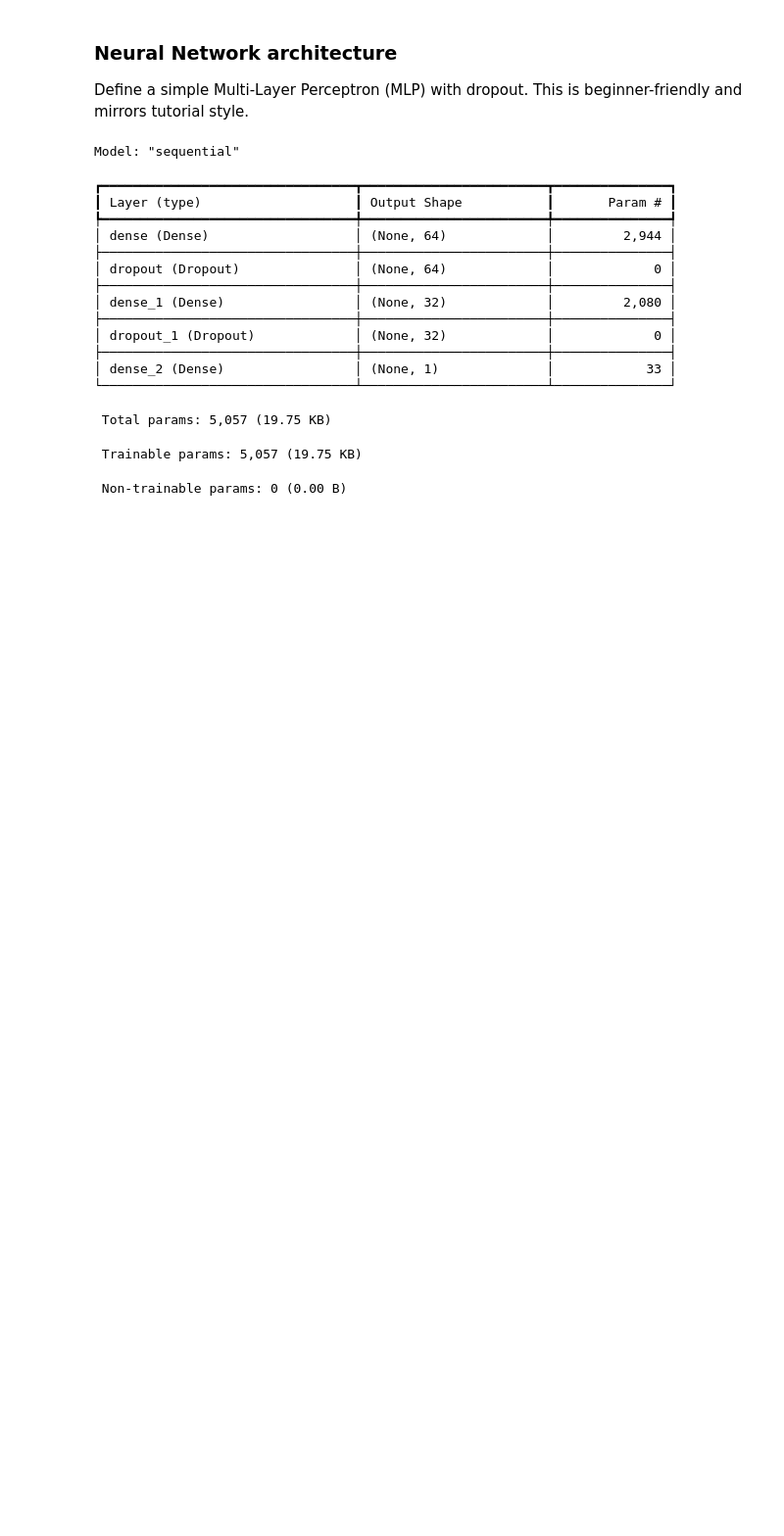
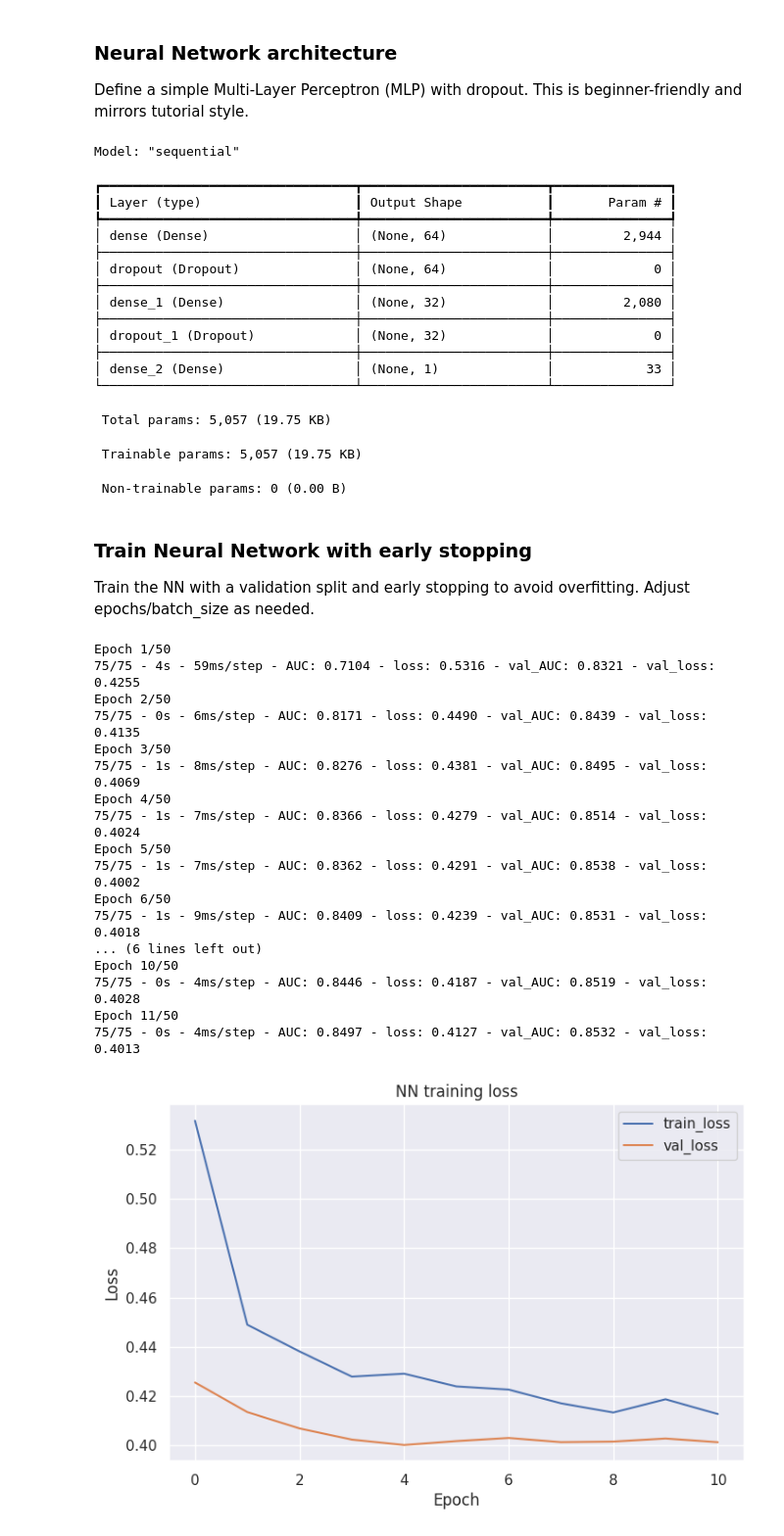
Before and after one commit to Thush099/CM2604-Churn-Classifier, a Jupyter notebook: CM2604_Telco_Churn_Project.ipynb, the cells around one changed output. Shown: that part at 98% size. Saved outputs shown, nothing was run; the diff lists cells and outputs as text; code cells hidden in the pictures; blank space fills up the shorter version.

Commit message:
trained neural network with early stopping

```diff
--- a/CM2604_Telco_Churn_Project.ipynb
+++ b/CM2604_Telco_Churn_Project.ipynb
@@ -422,3 +422,46 @@ Model: "sequential"
  Total params: 5,057 (19.75 KB)
  Trainable params: 5,057 (19.75 KB)
  Non-trainable params: 0 (0.00 B)
+# %% [markdown]
+### Train Neural Network with early stopping
+Train the NN with a validation split and early stopping to avoid overfitting. Adjust epochs/batch_size as needed.
+# %%
+# Train NN with EarlyStopping
+from tensorflow.keras.callbacks import EarlyStopping
+
+early_stop = EarlyStopping(monitor='val_loss', patience=6, restore_best_weights=True)
+
+history = nn_model.fit(
+    X_train_proc, y_train.values,
+    validation_split=0.15,
+    epochs=50,
+    batch_size=64,
+    callbacks=[early_stop],
+    verbose=2
+)
+
+# Plot training curves (loss)
+import matplotlib.pyplot as plt
+plt.plot(history.history['loss'], label='train_loss')
+plt.plot(history.history['val_loss'], label='val_loss')
+plt.xlabel('Epoch'); plt.ylabel('Loss'); plt.title('NN training loss'); plt.legend()
+plt.show()
+# %% [output]
+Epoch 1/50
+75/75 - 4s - 59ms/step - AUC: 0.7104 - loss: 0.5316 - val_AUC: 0.8321 - val_loss: 0.4255
+Epoch 2/50
+75/75 - 0s - 6ms/step - AUC: 0.8171 - loss: 0.4490 - val_AUC: 0.8439 - val_loss: 0.4135
+Epoch 3/50
+75/75 - 1s - 8ms/step - AUC: 0.8276 - loss: 0.4381 - val_AUC: 0.8495 - val_loss: 0.4069
+Epoch 4/50
+75/75 - 1s - 7ms/step - AUC: 0.8366 - loss: 0.4279 - val_AUC: 0.8514 - val_loss: 0.4024
+Epoch 5/50
+75/75 - 1s - 7ms/step - AUC: 0.8362 - loss: 0.4291 - val_AUC: 0.8538 - val_loss: 0.4002
+Epoch 6/50
+75/75 - 1s - 9ms/step - AUC: 0.8409 - loss: 0.4239 - val_AUC: 0.8531 - val_loss: 0.4018
+... (6 lines left out)
+Epoch 10/50
+75/75 - 0s - 4ms/step - AUC: 0.8446 - loss: 0.4187 - val_AUC: 0.8519 - val_loss: 0.4028
+Epoch 11/50
+75/75 - 0s - 4ms/step - AUC: 0.8497 - loss: 0.4127 - val_AUC: 0.8532 - val_loss: 0.4013
+[figure, added]
```
